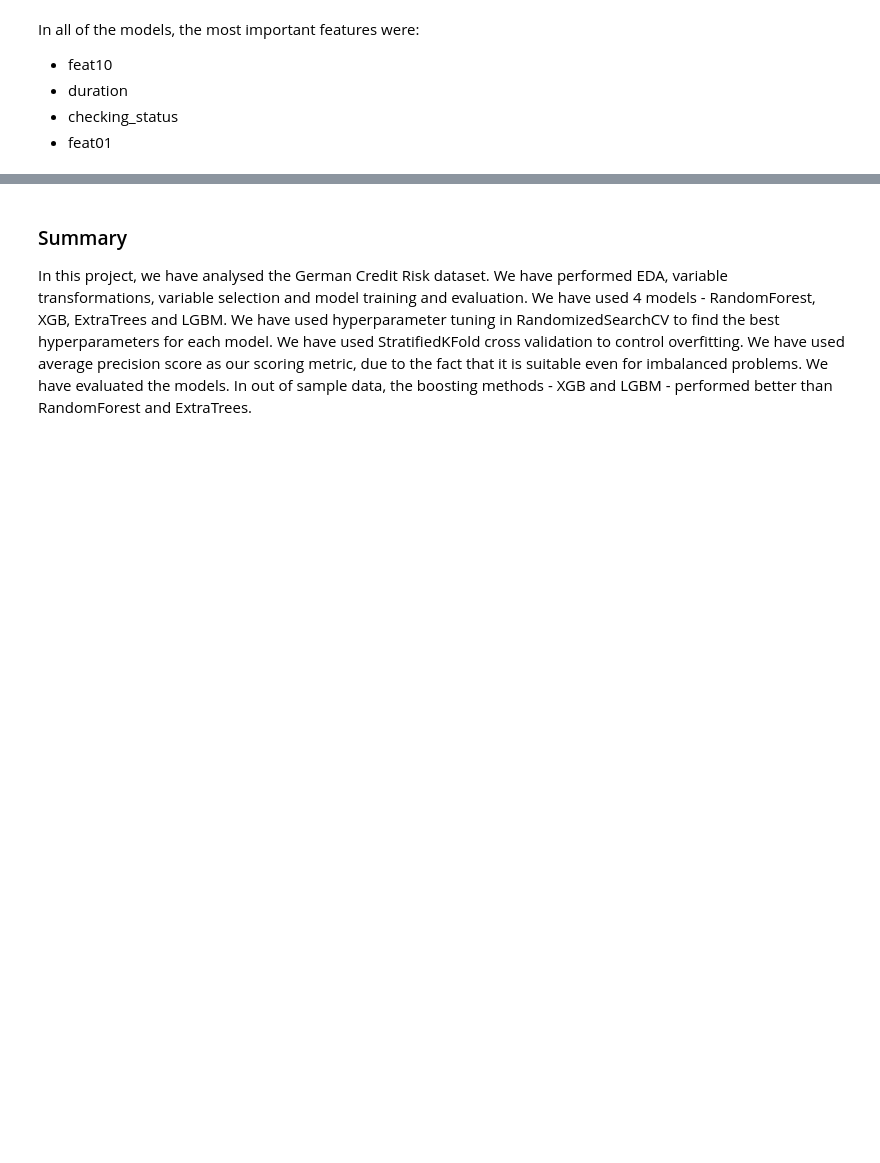
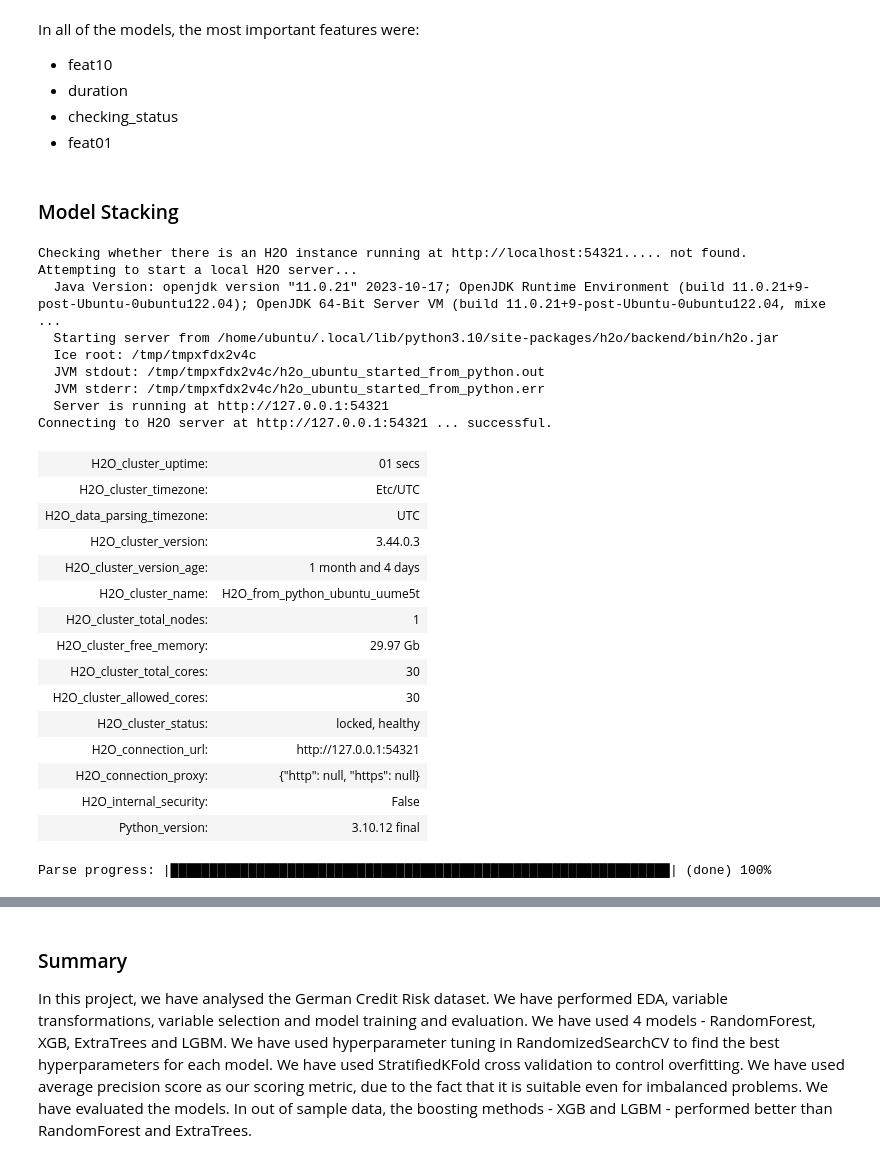
Before and after one commit to jzmujdzin/ml2-proj, a Jupyter notebook: classification_report.ipynb, the cells around one changed output, grey strips where cells are left out. Cells and saved outputs as stored; diff of their text form; code cells hidden in the pictures; blank space fills up the shorter version.

```diff
--- a/classification_report.ipynb
+++ b/classification_report.ipynb
@@ -537,3 +519,39 @@ In all of the models, the most important features were:
 - duration
 - checking_status
 - feat01
+# %% [markdown]
+### Model Stacking
+# %%
+import h2o
+h2o.init()
+df['class'] = df['class'].map({'good': 0, 'bad': 1})
+dfh = h2o.H2OFrame(df.drop(columns=['purpose', 'personal_status', 'own_telephone', 'other_parties']))
+train, test = dfh.split_frame([0.8])
+train['class'] = train['class'].asfactor()
+test['class'] = test['class'].asfactor()
+# %% [output]
+Checking whether there is an H2O instance running at http://localhost:54321..... not found.
+Attempting to start a local H2O server...
+  Java Version: openjdk version "11.0.21" 2023-10-17; OpenJDK Runtime Environment (build 11.0.21+9-post-Ubuntu-0ubuntu122.04); OpenJDK 64-Bit Server VM (build 11.0.21+9-post-Ubuntu-0ubuntu122.04, mixe ...
+  Starting server from /home/ubuntu/.local/lib/python3.10/site-packages/h2o/backend/bin/h2o.jar
+  Ice root: /tmp/tmpxfdx2v4c
+  JVM stdout: /tmp/tmpxfdx2v4c/h2o_ubuntu_started_from_python.out
+  JVM stderr: /tmp/tmpxfdx2v4c/h2o_ubuntu_started_from_python.err
+  Server is running at http://127.0.0.1:54321
+Connecting to H2O server at http://127.0.0.1:54321 ... successful.
+| H2O_cluster_uptime: | 01 secs |
+| H2O_cluster_timezone: | Etc/UTC |
+| H2O_data_parsing_timezone: | UTC |
+| H2O_cluster_version: | 3.44.0.3 |
+| H2O_cluster_version_age: | 1 month and 4 days |
+| H2O_cluster_name: | H2O_from_python_ubuntu_uume5t |
+| H2O_cluster_total_nodes: | 1 |
+| H2O_cluster_free_memory: | 29.97 Gb |
+| H2O_cluster_total_cores: | 30 |
+| H2O_cluster_allowed_cores: | 30 |
+| H2O_cluster_status: | locked, healthy |
+| H2O_connection_url: | http://127.0.0.1:54321 |
+| H2O_connection_proxy: | {"http": null, "https": null} |
+| H2O_internal_security: | False |
+| Python_version: | 3.10.12 final |
+Parse progress: |████████████████████████████████████████████████████████████████| (done) 100%
```
Also changed, not shown: parts of 8 cells of this notebook, 1 other file.
